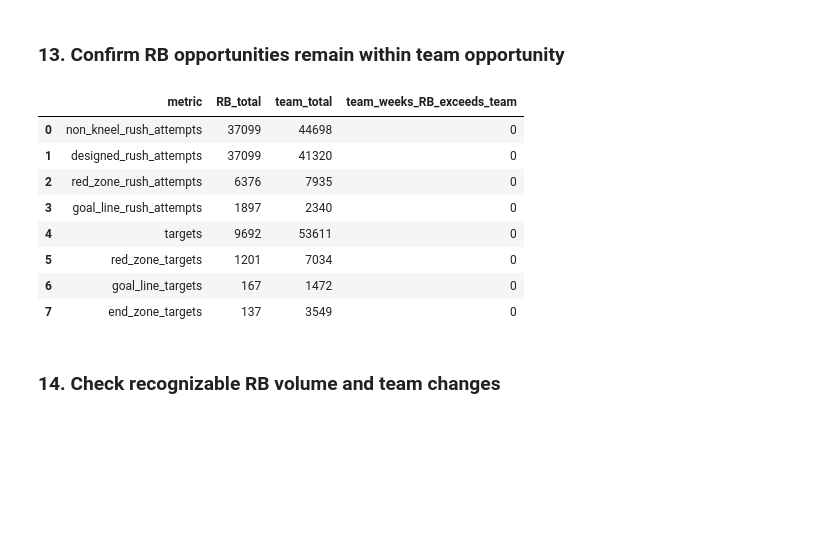
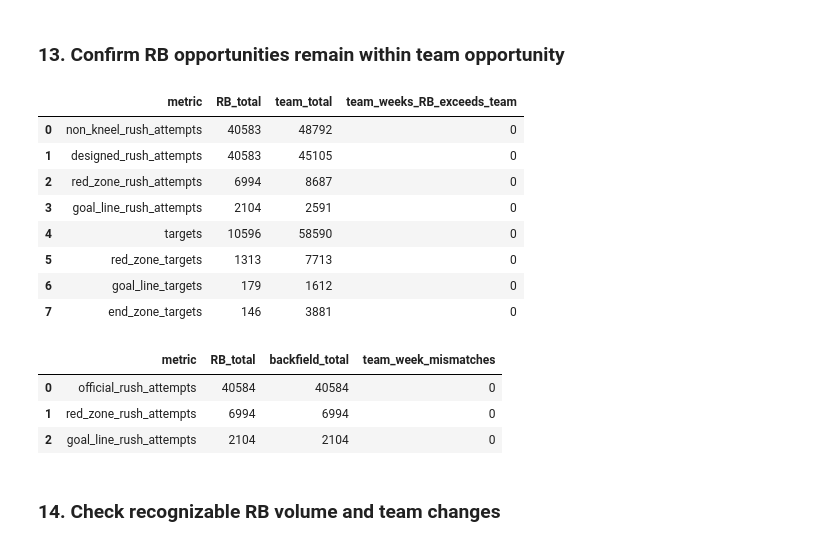
Before and after one commit to ddarby15/nfl-dream-lab-app, a Jupyter notebook: notebooks/silver/05_rb_weekly_facts.ipynb, the cells around one changed output. Cells and saved outputs as stored; diff of their text form; code cells hidden in the pictures; blank space fills up the shorter version.

```diff
--- a/notebooks/silver/05_rb_weekly_facts.ipynb
+++ b/notebooks/silver/05_rb_weekly_facts.ipynb
@@ -559,6 +606,15 @@ A share is null only when its team denominator is zero. Air-yard shares remain s
 # %%
 SHARE_DEFINITIONS = {
     "rush_attempt_share": ("pbp_non_kneel_rush_attempts", "team_non_kneel_rush_attempts"),
+    "backfield_rush_share": ("rushing_attempts", "team_rb_rushing_attempts"),
+    "backfield_red_zone_rush_share": (
+        "red_zone_rush_attempts",
+        "team_rb_red_zone_rush_attempts",
+    ),
+    "backfield_goal_line_rush_share": (
+        "goal_line_rush_attempts",
+        "team_rb_goal_line_rush_attempts",
+    ),
     "designed_rush_share": ("pbp_designed_rush_attempts", "team_designed_rush_attempts"),
     "red_zone_rush_share": ("red_zone_rush_attempts", "team_red_zone_rush_attempts"),
     "goal_line_rush_share": ("goal_line_rush_attempts", "team_goal_line_rush_attempts"),
@@ -580,6 +636,9 @@ for share_column, (numerator_column, denominator_column) in SHARE_DEFINITIONS.it
 
 bounded_share_columns = [
     "rush_attempt_share",
+    "backfield_rush_share",
+    "backfield_red_zone_rush_share",
+    "backfield_goal_line_rush_share",
     "designed_rush_share",
     "red_zone_rush_share",
     "goal_line_rush_share",
@@ -647,6 +709,7 @@ RB_WEEK_COLUMNS = [
     *PLAYER_WEEK_COLUMNS,
     *PBP_OPPORTUNITY_COLUMNS,
     *TEAM_DENOMINATOR_COLUMNS,
+    *BACKFIELD_DENOMINATOR_COLUMNS,
     *SHARE_DEFINITIONS.keys(),
 ]
 
@@ -813,42 +876,91 @@ COUNT_RECONCILIATIONS = {
     "non_kneel_rush_attempts": ("pbp_non_kneel_rush_attempts", "team_non_kneel_rush_attempts"),
     "designed_rush_attempts": ("pbp_designed_rush_attempts", "team_designed_rush_attempts"),
     "red_zone_rush_attempts": ("red_zone_rush_attempts", "team_red_zone_rush_attempts"),
     "goal_line_rush_attempts": ("goal_line_rush_attempts", "team_goal_line_rush_attempts"),
     "targets": ("pbp_targets", "team_targets"),
     "red_zone_targets": ("red_zone_targets", "team_red_zone_targets"),
     "goal_line_targets": ("goal_line_targets", "team_goal_line_targets"),
     "end_zone_targets": ("end_zone_targets", "team_end_zone_targets"),
 }
 
 team_rb_reconciliation_records = []
 for metric, (rb_column, team_column) in COUNT_RECONCILIATIONS.items():
     grouped = (
         silver_rb_week.groupby(TEAM_WEEK_GRAIN, dropna=False)
         .agg(rb_total=(rb_column, "sum"), team_total=(team_column, "first"))
         .reset_index()
     )
     exceptions = grouped["rb_total"].gt(grouped["team_total"])
     team_rb_reconciliation_records.append(
         [metric, grouped["rb_total"].sum(), grouped["team_total"].sum(), exceptions.sum()]
     )
 
 team_rb_reconciliation = pd.DataFrame(
     team_rb_reconciliation_records,
     columns=["metric", "RB_total", "team_total", "team_weeks_RB_exceeds_team"],
 )
 
 assert team_rb_reconciliation["team_weeks_RB_exceeds_team"].eq(0).all()
-team_rb_reconciliation
+
+BACKFIELD_RECONCILIATIONS = {
+    "official_rush_attempts": ("rushing_attempts", "team_rb_rushing_attempts"),
+    "red_zone_rush_attempts": (
+        "red_zone_rush_attempts",
+        "team_rb_red_zone_rush_attempts",
+    ),
+    "goal_line_rush_attempts": (
+        "goal_line_rush_attempts",
+        "team_rb_goal_line_rush_attempts",
+    ),
+}
+
+backfield_reconciliation_records = []
+for metric, (rb_column, backfield_column) in BACKFIELD_RECONCILIATIONS.items():
+    grouped = (
+        silver_rb_week.groupby(TEAM_WEEK_GRAIN, dropna=False)
+        .agg(
+            rb_total=(rb_column, lambda values: values.sum(min_count=1)),
+            backfield_total=(backfield_column, "first"),
+        )
+        .reset_index()
+    )
+    mismatches = ~grouped["rb_total"].eq(grouped["backfield_total"])
+    backfield_reconciliation_records.append(
+        [
+            metric,
+            grouped["rb_total"].sum(min_count=1),
+            grouped["backfield_total"].sum(min_count=1),
+            mismatches.sum(),
+        ]
+    )
+
+backfield_reconciliation = pd.DataFrame(
+    backfield_reconciliation_records,
+    columns=[
+        "metric",
+        "RB_total",
+        "backfield_total",
+        "team_week_mismatches",
+    ],
+)
+
+assert backfield_reconciliation["team_week_mismatches"].eq(0).all()
+display(team_rb_reconciliation)
+backfield_reconciliation
 # %% [output]
 |  | metric | RB_total | team_total | team_weeks_RB_exceeds_team |
-| 0 | non_kneel_rush_attempts | 37099 | 44698 | 0 |
-| 1 | designed_rush_attempts | 37099 | 41320 | 0 |
-| 2 | red_zone_rush_attempts | 6376 | 7935 | 0 |
-| 3 | goal_line_rush_attempts | 1897 | 2340 | 0 |
-| 4 | targets | 9692 | 53611 | 0 |
-| 5 | red_zone_targets | 1201 | 7034 | 0 |
-| 6 | goal_line_targets | 167 | 1472 | 0 |
-| 7 | end_zone_targets | 137 | 3549 | 0 |
+| 0 | non_kneel_rush_attempts | 40583 | 48792 | 0 |
+| 1 | designed_rush_attempts | 40583 | 45105 | 0 |
+| 2 | red_zone_rush_attempts | 6994 | 8687 | 0 |
+| 3 | goal_line_rush_attempts | 2104 | 2591 | 0 |
+| 4 | targets | 10596 | 58590 | 0 |
+| 5 | red_zone_targets | 1313 | 7713 | 0 |
+| 6 | goal_line_targets | 179 | 1612 | 0 |
+| 7 | end_zone_targets | 146 | 3881 | 0 |
+|  | metric | RB_total | backfield_total | team_week_mismatches |
+| 0 | official_rush_attempts | 40584 | 40584 | 0 |
+| 1 | red_zone_rush_attempts | 6994 | 6994 | 0 |
+| 2 | goal_line_rush_attempts | 2104 | 2104 | 0 |
 # %% [markdown]
 ### 14. Check recognizable RB volume and team changes
 # %%
```
Also changed, not shown: parts of 20 cells of this notebook, 25 other files.
